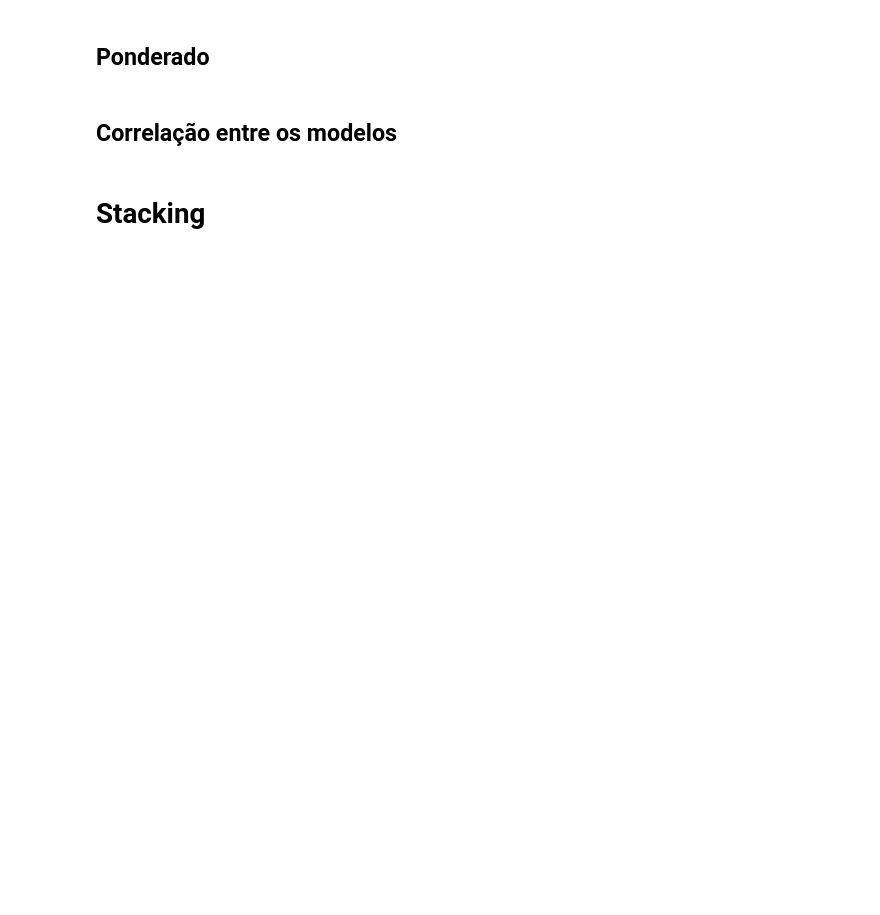
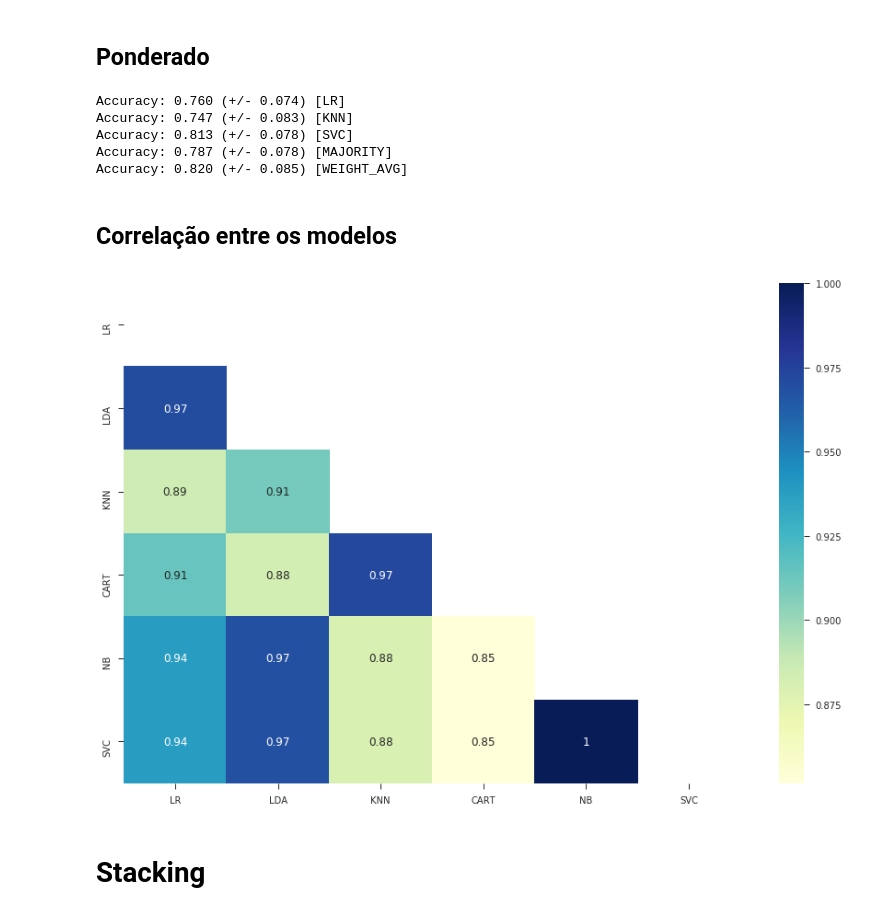
Before and after one commit to gilmar/udacity-live-coding-ensembles, a Jupyter notebook: udacity-live-coding-ensembles-stacking.ipynb, the cells around one changed output. Drawn from its saved outputs; the diff is of its cells as text; code cells hidden in the pictures; blank space fills up the shorter version.

```diff
--- a/udacity-live-coding-ensembles-stacking.ipynb
+++ b/udacity-live-coding-ensembles-stacking.ipynb
@@ -142,5 +238,18 @@ voting_estimators = [(name, models[name]) for name in voting_models_names]
+# %%
+train_and_report(voting_models, X, y)
+# %% [output]
+Accuracy: 0.760 (+/- 0.074) [LR]
+Accuracy: 0.747 (+/- 0.083) [KNN]
+Accuracy: 0.813 (+/- 0.078) [SVC]
+Accuracy: 0.787 (+/- 0.078) [MAJORITY]
+Accuracy: 0.820 (+/- 0.085) [WEIGHT_AVG]
 # %% [markdown]
 ## Correlação entre os modelos
+# %%
+predictions = get_predictions(models, X, y)
+models_correlation(predictions)
+# %% [output]
+[figure, added]
 # %% [markdown]
 # Stacking
 # %%
```
Also changed, not shown: parts of 22 cells of this notebook.
